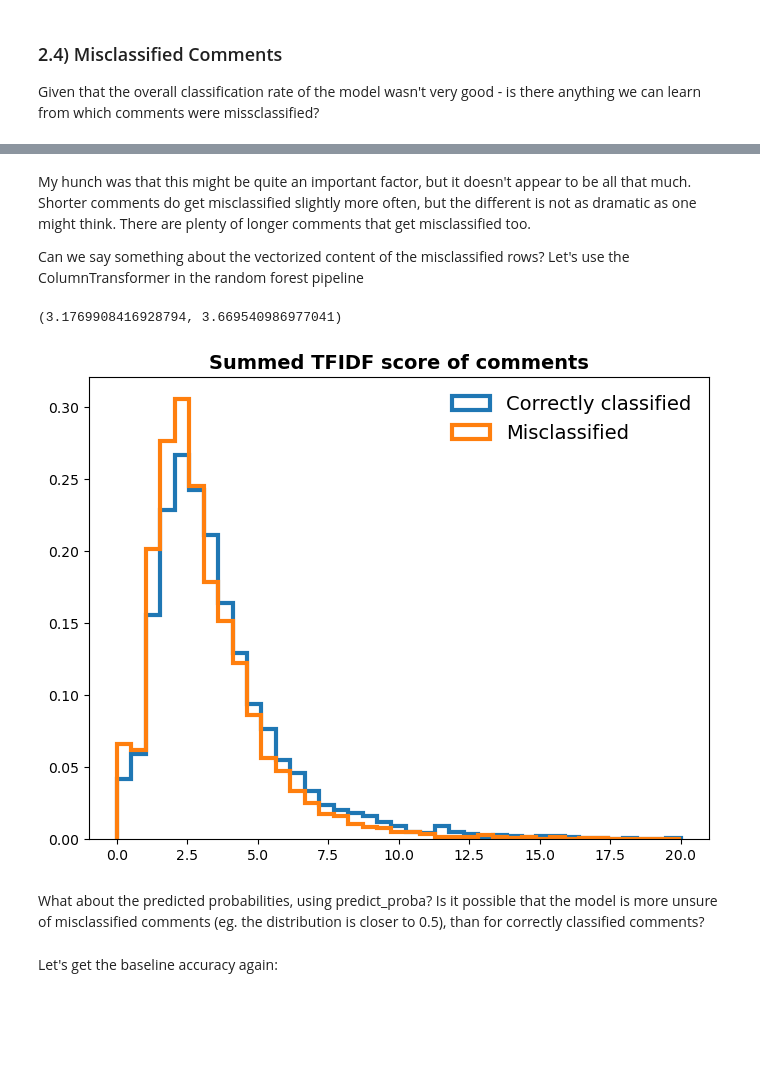
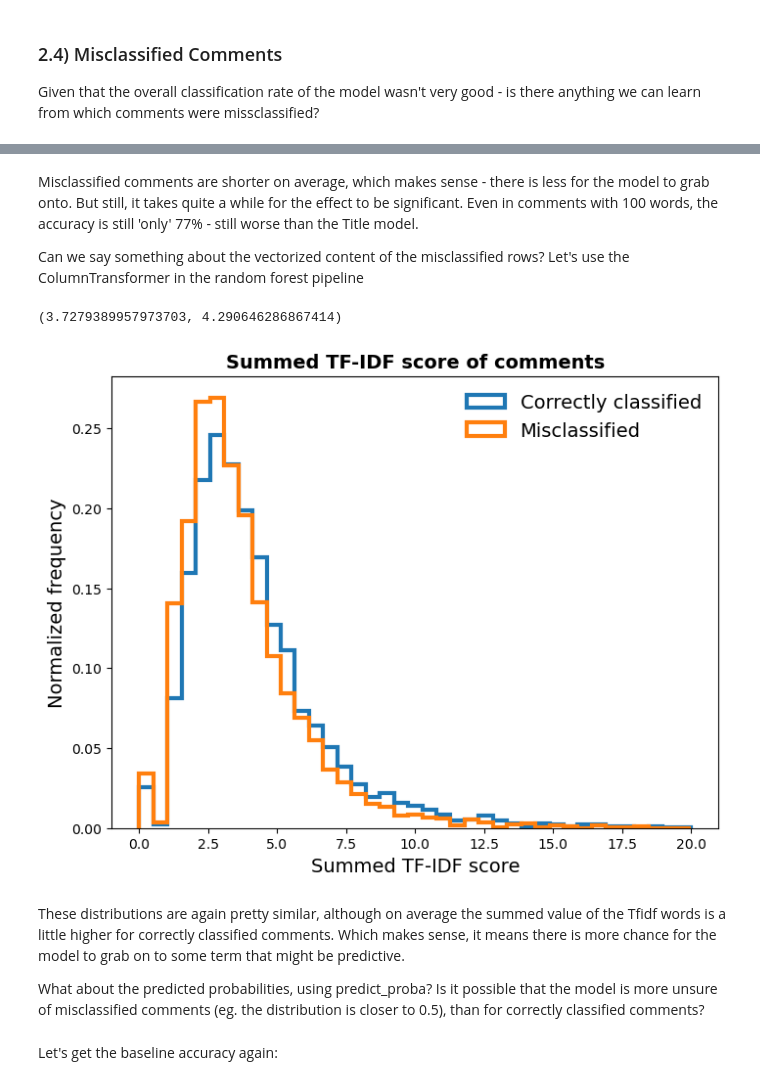
Before and after one commit to martijndevries/NLP_Reddit, a Jupyter notebook: code/model_insights.ipynb, the cells around one changed output, grey strips where cells are left out. Drawn from its saved outputs; the diff is of its cells as text; code cells hidden in the pictures; blank space fills up the shorter version.

```diff
--- a/code/model_insights.ipynb
+++ b/code/model_insights.ipynb
@@ -588,6 +612,9 @@ preds_test = stacked_model_coms.predict(X_test)
 # %%
-c_idx = np.where(preds_test == y_test)[0]
-mc_idx = np.where(preds_test != y_test)[0]
+c_il = np.where(preds_test == y_test)
+mc_il = np.where(preds_test != y_test)
 
-com_class = com_df.iloc[c_idx]
-com_mclass = com_df.iloc[mc_idx]
+c_idx = y_test.iloc[c_il].index
+mc_idx = y_test.iloc[mc_il].index
+
+com_class = com_df.loc[c_idx,:]
+com_mclass = com_df.loc[mc_idx,:]
@@ -619,31 +687,34 @@ plt.show()
 # %% [markdown]
-My hunch was that this might be quite an important factor, but it doesn't appear to be all that much. Shorter comments do get misclassified slightly more often, but the different is not as dramatic as one might think. There are plenty of longer comments that get misclassified too.
+Misclassified comments are shorter on average, which makes sense - there is less for the model to grab onto. But still, it takes quite a while for the effect to be significant. Even in comments with 100 words, the accuracy is still 'only' 77% - still worse than the Title model.
 
 Can we say something about the vectorized content of the misclassified rows? Let's use the ColumnTransformer in the random forest pipeline
 # %%
-Xtest_transform = ct1_in_stack.transform(X_test)
-Xtest_mc = Xtest_transform[mc_idx, :]
-Xtest_c = Xtest_transform[c_idx, :]
+Xtest_transform = ct2_in_stack.transform(X_test)
+Xtest_mc = Xtest_transform[mc_il[0], :]
+Xtest_c = Xtest_transform[c_il[0], :]
 # %%
 summed_X_mc = np.sum(Xtest_mc, axis=1)
 summed_X_c = np.sum(Xtest_c, axis=1)
 np.mean(summed_X_mc), np.mean(summed_X_c)
 # %% [output]
-(3.1769908416928794, 3.669540986977041)
+(3.7279389957973703, 4.290646286867414)
 # %%
 fig, ax = plt.subplots(figsize=(8,6))
 
 linbins = np.linspace(0, 20, 40)
 ax.hist(summed_X_c, histtype='step', linewidth=3, bins=linbins, density=True, label='Correctly classified')
 ax.hist(summed_X_mc, histtype='step', linewidth=3,  bins=linbins, density=True, label='Misclassified')
 
 ax.legend(frameon=False, numpoints=1, fontsize=14)
-#ax.set_yscale('log')
-ax.set_title('Summed TFIDF score of comments', fontsize=14, fontweight='bold')
+ax.set_xlabel('Summed TF-IDF score', fontsize=14)
+ax.set_ylabel('Normalized frequency',fontsize=14)
+ax.set_title('Summed TF-IDF score of comments', fontsize=14, fontweight='bold')
 plt.show()
 # %% [output]
-[figure, old version]
+[figure, new version]
 # %% [markdown]
+These distributions are again pretty similar, although on average the summed value of the Tfidf words is a little higher for correctly classified comments. Which makes sense, it means there is more chance for the model to grab on to some term that might be predictive.
+
 What about the predicted probabilities, using predict_proba? Is it possible that the model is more unsure of misclassified comments (eg. the distribution is closer to 0.5), than for correctly classified comments?
 # %%
 X_c = com_class[['body', 'score', 'word_length', 'freq_poster', 'sent_label']]
```
Also changed, not shown: parts of 19 cells of this notebook, 3 other files.
